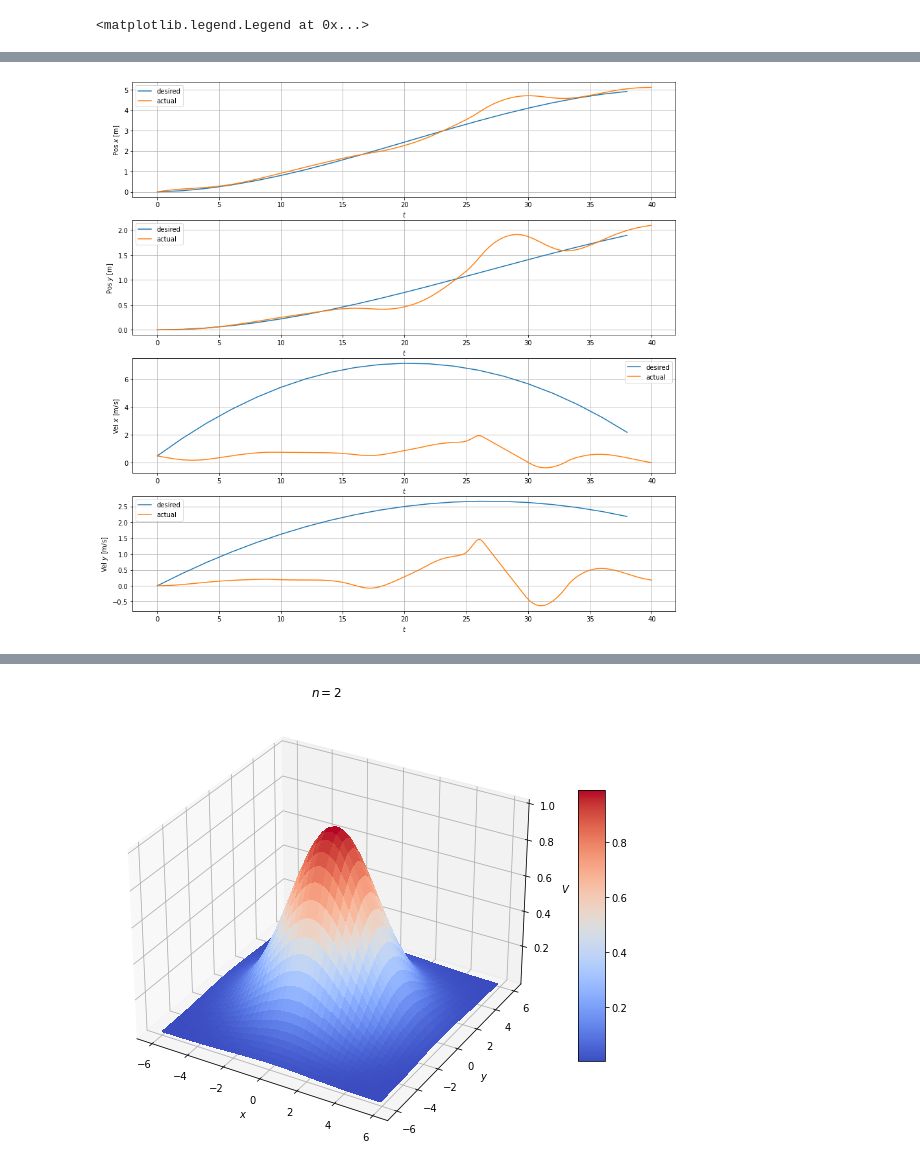
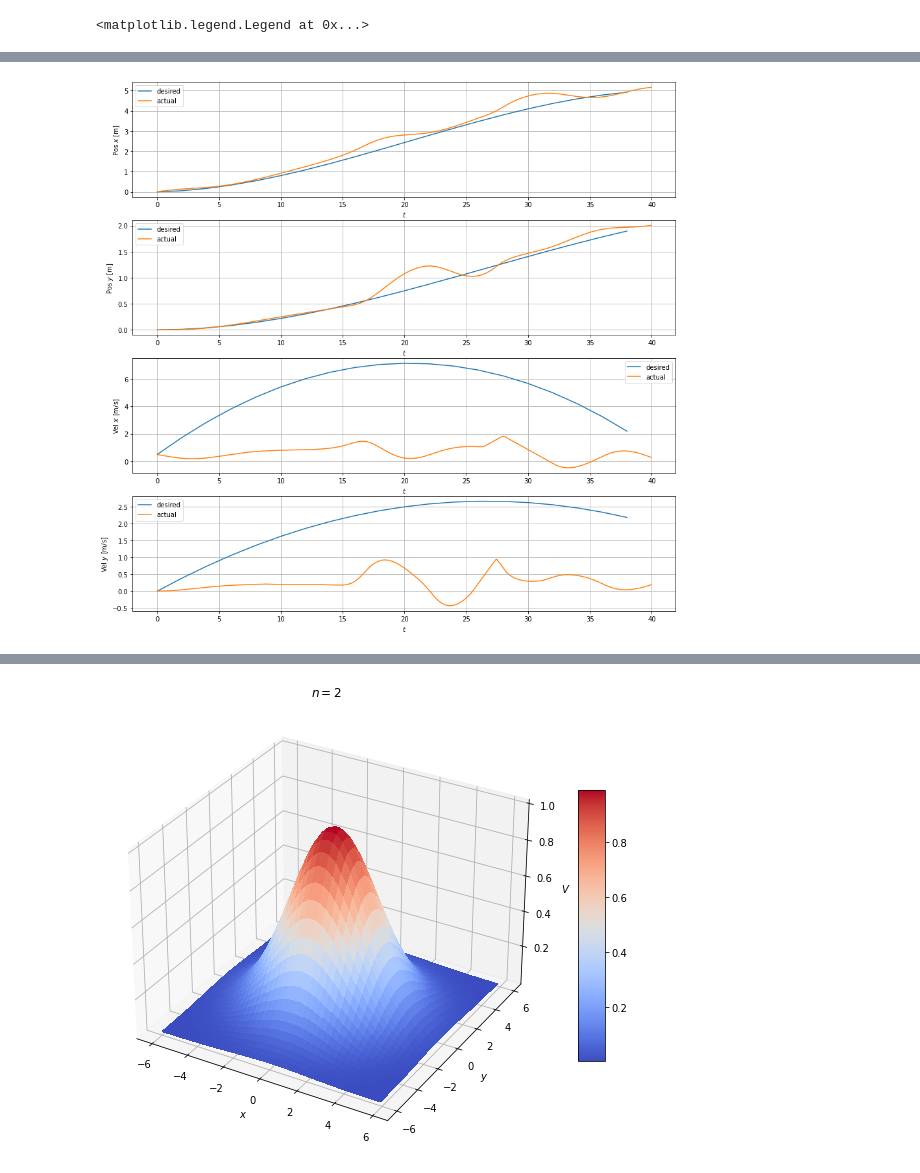
Before and after one commit to 3zuli/drone_trajectory_notebooks, a Jupyter notebook: hermite_new.ipynb, the cells around one changed output, grey strips where cells are left out. Saved outputs shown, nothing was run; the diff lists cells and outputs as text; code cells hidden in the pictures.

```diff
--- a/hermite_new.ipynb
+++ b/hermite_new.ipynb
@@ -108,75 +108,70 @@ class HSplineTrajectory():
 
 class Drone():
     def __init__(self, origin, origin_vel, hspline, obstacles, duration, dt,
-                 setpoint_gain, velocity_gain, obstacle_gain, max_vel, max_accel,
+                 setpoint_gain, velocity_gain, velocity_ff_gain, obstacle_gain, max_vel, max_accel,
                  r_obstacle):
-        self.t = np.arange(0, duration, dt)
-        self.dt = dt
-        self.duration = duration
-        self.num_steps = len(self.t)
+        self.t = np.arange(0, duration, dt) # Simulation time vector
+        self.dt = dt # Simulation time step
+        self.duration = duration # Simulation duration
+        self.num_steps = len(self.t) # Number of simulation time steps
 
         # Parameters
-        self.setpoint_gain = setpoint_gain
-        self.velocity_gain = velocity_gain
-        self.obstacle_gain = obstacle_gain
-        self.r_obstacle = r_obstacle # Obstacle avoidance radius
+        self.setpoint_gain = setpoint_gain # Trajectory position controller gain
+        self.velocity_gain = velocity_gain # Velocity controller gain
+        self.velocity_ff_gain = velocity_ff_gain # Trajectory velocity feedforward gain
+        self.obstacle_gain = obstacle_gain # Obstacle avoidance gain
+        self.r_obstacle = r_obstacle # Obstacle avoidance radius (only consider obstacles closer than this)
+        # Velocity and acceleration is clamped to +-max_vel / +-max_accel
         self.max_vel = max_vel
         self.max_accel = max_accel
 
         # Current state
-        self.position = origin * 1.0 if origin is not None else np.zeros(2)
-        self.velocity = origin_vel * 1.0 if origin_vel is not None else np.zeros(2)
-        self.accelertion = np.zeros(2)
+        self.position = origin * 1.0 if origin is not None else np.zeros(3)
+        self.velocity = origin_vel * 1.0 if origin_vel is not None else np.zeros(3)
+        self.accelertion = np.zeros(3)
 
         # State history
-        self.x = np.zeros((self.num_steps, 2)) # Pos
-        self.v = np.zeros((self.num_steps, 2)) # Vel
-        self.a = np.zeros((self.num_steps, 2)) # Control input
-        self.x[0] = self.position
+        self.x = np.zeros((self.num_steps, 3)) # Pos
+        self.v = np.zeros((self.num_steps, 3)) # Vel
+        self.a = np.zeros((self.num_steps, 3)) # Control input
+        self.x[0] = self.position # Fill in the first values
         self.v[0] = self.velocity
         self.a[0] = self.accelertion
 
-        self.hspline = hspline
-        self.obstacles = obstacles
+        self.hspline = hspline # HSpline trajectory
+        self.obstacles = obstacles # List of obstacle positions
 
     def step(self, accel, step_idx, dt=.01):
         self.velocity += accel * dt
-        self.position += self.velocity[:2] * dt
+        self.position += self.velocity * dt # velocity[:2]
         self.acceleration = accel
         self.x[step_idx] = self.position
         self.v[step_idx] = self.velocity
         self.a[step_idx] = self.accelertion
 
     def circular_field_avoidance(self, obstacle_pos):
+        # Position error
         distance = self.position - obstacle_pos
-        # S: vel_error = obs_state.velocity[:3] - states[drone].velocity[:3]
         # Assuming static obstacles -> obstacle velocity = 0
-        vel_error = -self.velocity
-        # S: direction = -distance / (np.linalg.norm(distance) + 1e-6)
+        vel_error = self.velocity # - 0
         direction = -distance / (np.linalg.norm(distance) + 1e-6)
         vel_error_normalized = -vel_error / (np.linalg.norm(vel_error) + 1e-6)
         # Circular field obstacle acceleration
-        accel = self.obstacle_gain * np.cross(direction, vel_error_normalized) / np.linalg.norm(distance)**2
-#         print(self.obstacle_gain)
-#         print(direction)
-#         print(vel_error_normalized)
-#         print(np.cross(direction, vel_error_normalized))
-#         b = np.cross(direction, vel_error_normalized) / np.linalg.norm(distance)**2
-#         print(b)
-#         accel = self.obstacle_gain * np.cross(direction, b)
-#         print(accel)
-        # accel = obstacle_gain * np.cross(b, direction) #nope
+        b = np.cross(direction, vel_error_normalized) / np.linalg.norm(distance)**2
+        accel = self.obstacle_gain * np.cross(direction, b)
+        # This order would give us the opposite (attractive) force
+        # accel = self.obstacle_gain * np.cross(b, direction)
         return accel
 
     def simulate(self):
         for step in range(self.num_steps):
-            accel_command = np.zeros(2)
-            velocity_command = np.zeros(2)
-            obstacle_accel = np.zeros(2)
+            accel_command = np.zeros(3)
+            velocity_command = np.zeros(3)
+            obstacle_accel = np.zeros(3)
 
             # Trajectory tracking controller
             x_traj, v_traj = self.hspline.sample(self.t[step]/self.duration)
-            velocity_command = self.setpoint_gain * (x_traj - self.position) + 0.25 * v_traj
+            velocity_command = self.setpoint_gain * (x_traj - self.position) + self.velocity_ff_gain * v_traj
 
             # Obstacle avoidance
             for obstacle_pos in self.obstacles:
@@ -198,28 +193,28 @@ class Drone():
             self.step(accel_command, step)
 
 # Origin and destination position and velocity
-origin = np.array([0, 0])
-origin_vel = np.array([0.5, 0])
-dest = np.array([5, 2])
-dest_vel = np.array([1, 2])
+origin = np.array([0, 0, 0])
+origin_vel = np.array([0.5, 0, 0])
+dest = np.array([5, 2, 0])
+dest_vel = np.array([1, 2, 0])
 dt = 1.0 / 20.0 # Simulation time step
 # Duration of simulation (must be higher than the sum of trajectory segment durations below)
 sim_duration = 40.0
 hst = HSplineTrajectory(origin, origin_vel)
-hst.add_cont_segment(dest=np.array([5, 2]), dest_vel=np.array([1, 2]), duration=20)
-hst.add_cont_segment(dest=np.array([2, 4]), dest_vel=np.array([-0.5, 0]), duration=20)
+hst.add_cont_segment(dest=np.array([5, 2, 0]), dest_vel=np.array([1, 2, 0]), duration=20)
+hst.add_cont_segment(dest=np.array([2, 4, 0]), dest_vel=np.array([-0.5, 0, 0]), duration=20)
 hst.print_trajectory()
 
 # List of obstacle positions
 obstacles = np.array([
-    [2, 1],
-    [4, 1],
+    [2, 1, 0],
+    [4, 1, 0],
 ])
 r_obstacle = 1.5 # Obstacle avoidance radius
 
 hs = HermiteSpline(origin, origin_vel, dest, dest_vel, dt)
 drone = Drone(origin, origin_vel, hs, obstacles, sim_duration, dt,
-              setpoint_gain=5.0, velocity_gain=2.0, obstacle_gain=1.0,
+              setpoint_gain=5.0, velocity_gain=2.0, velocity_ff_gain=0.25, obstacle_gain=1.0,
               max_vel=5.0, max_accel=2.5,
               r_obstacle=r_obstacle)
 drone.simulate()
@@ -294,4 +289,4 @@ plt.legend()
-[figure, old version]
+[figure, new version]
 # %%
 hs.x
 # %% [output]
```
Also changed, not shown: parts of 3 cells of this notebook.
